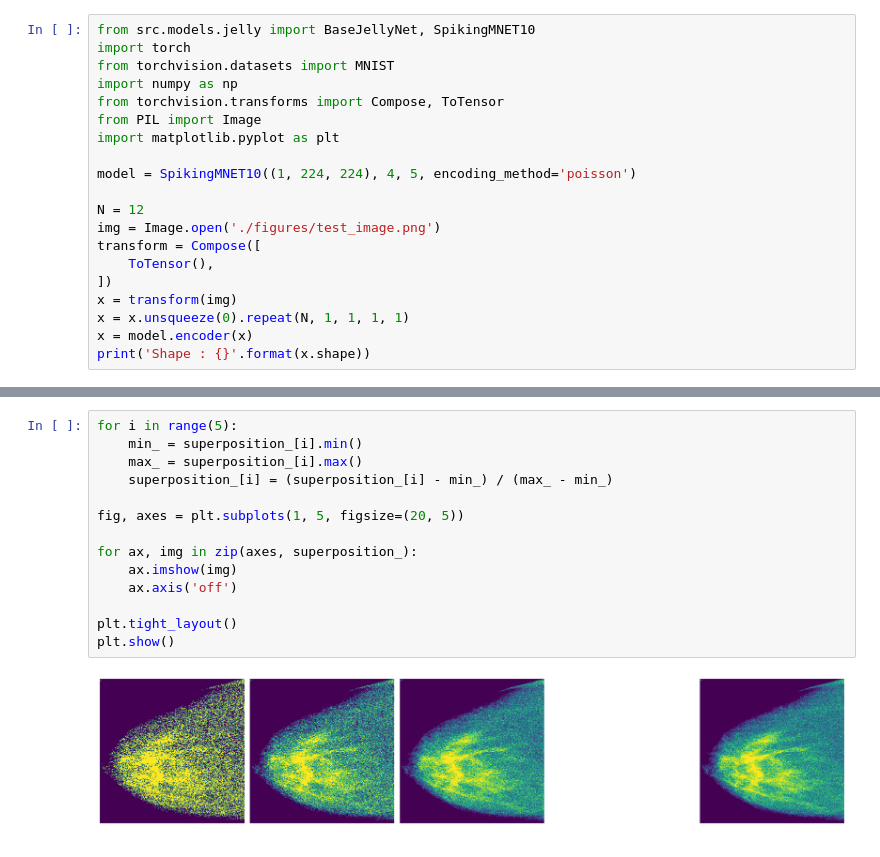
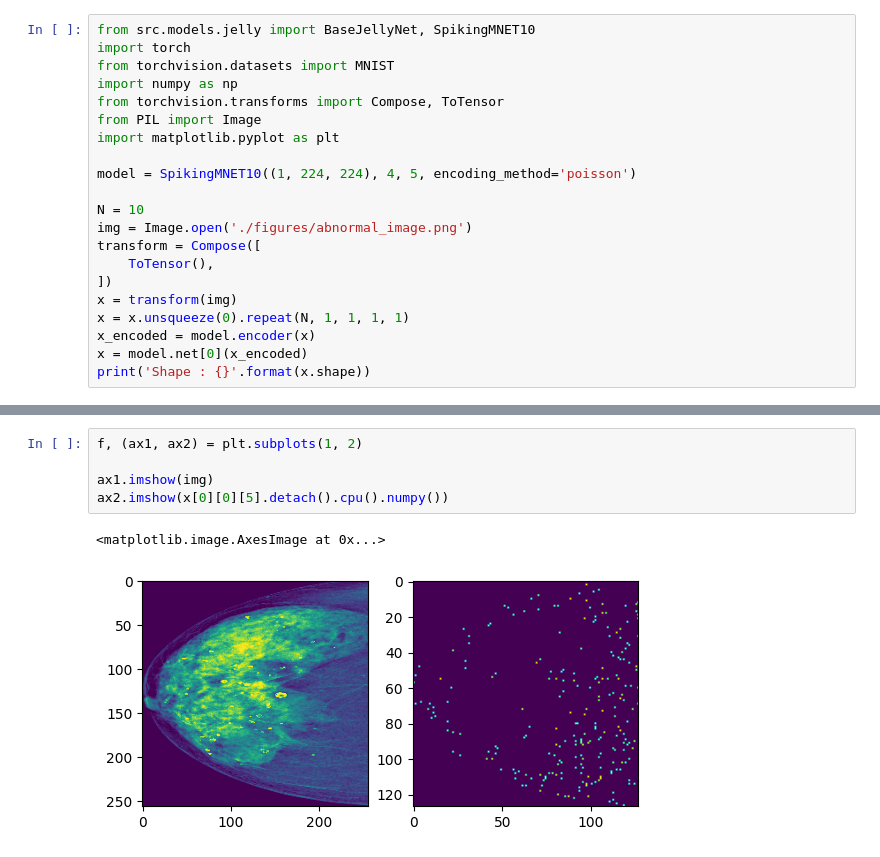
Before and after one commit to KP-AROB/AROB-SNNTorch, a Jupyter notebook: playground.ipynb, the cells around one changed output, grey strips where cells are left out. Cells and saved outputs as stored; diff of their text form.

```diff
--- a/playground.ipynb
+++ b/playground.ipynb
@@ -9,13 +9,14 @@ import matplotlib.pyplot as plt
 
 model = SpikingMNET10((1, 224, 224), 4, 5, encoding_method='poisson')
 
-N = 12
-img = Image.open('./figures/test_image.png')
+N = 10
+img = Image.open('./figures/abnormal_image.png')
 transform = Compose([
     ToTensor(),
 ])
 x = transform(img)
 x = x.unsqueeze(0).repeat(N, 1, 1, 1, 1)
-x = model.encoder(x)
+x_encoded = model.encoder(x)
+x = model.net[0](x_encoded)
 print('Shape : {}'.format(x.shape))
 # %% [output]
@@ -33,16 +24,8 @@ for t in range(N):
-# %%
-for i in range(5):
-    min_ = superposition_[i].min()
-    max_ = superposition_[i].max()
-    superposition_[i] = (superposition_[i] - min_) / (max_ - min_)
-
-fig, axes = plt.subplots(1, 5, figsize=(20, 5))
-
-for ax, img in zip(axes, superposition_):
-    ax.imshow(img)
-    ax.axis('off')
-
-plt.tight_layout()
-plt.show()
-# %% [output]
-[figure, removed]
+# %%
+f, (ax1, ax2) = plt.subplots(1, 2)
+
+ax1.imshow(img)
+ax2.imshow(x[0][0][5].detach().cpu().numpy())
+# %% [output]
+<matplotlib.image.AxesImage at 0x...>
+[figure, added]
```
Also changed, not shown: parts of 3 cells of this notebook, 4 other files.
